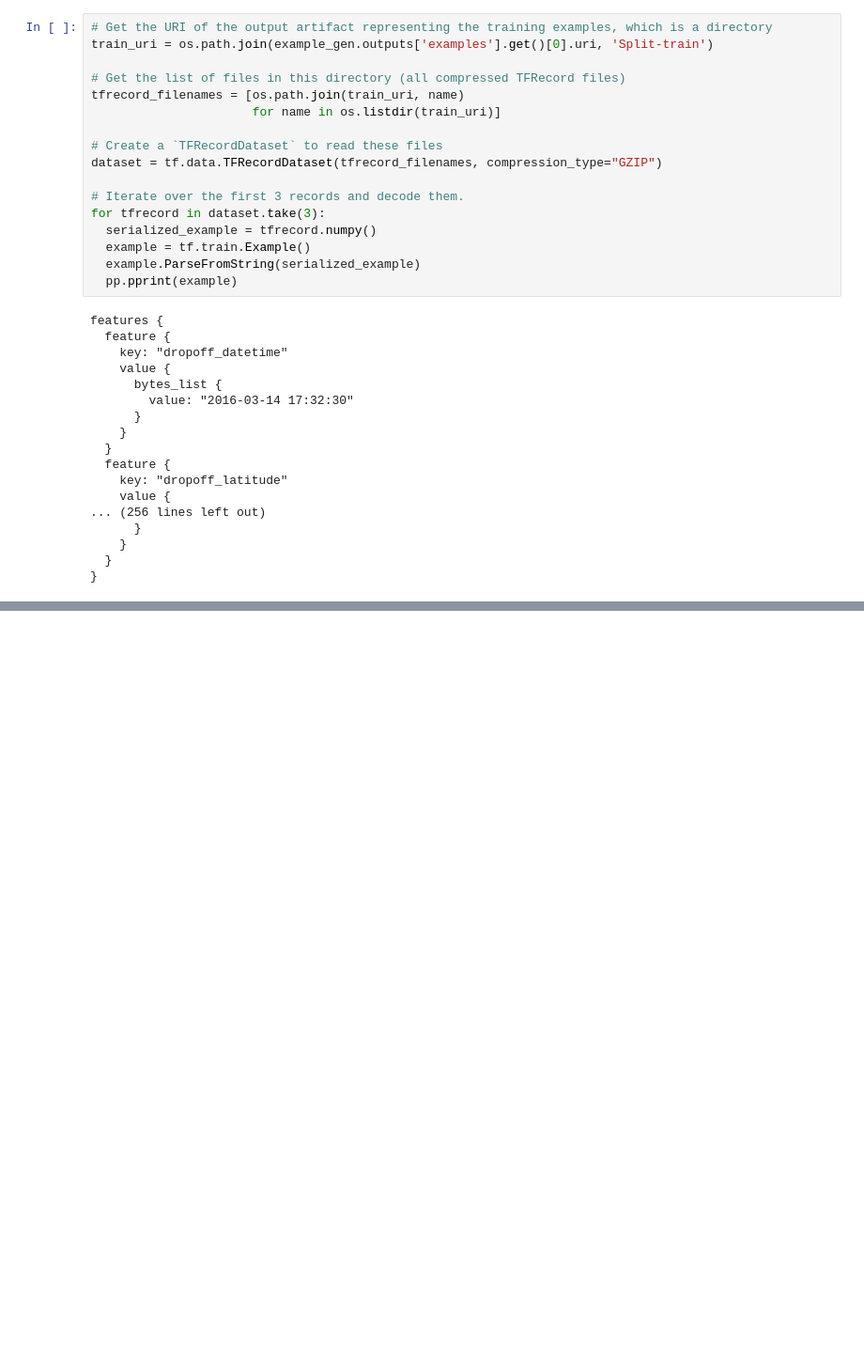
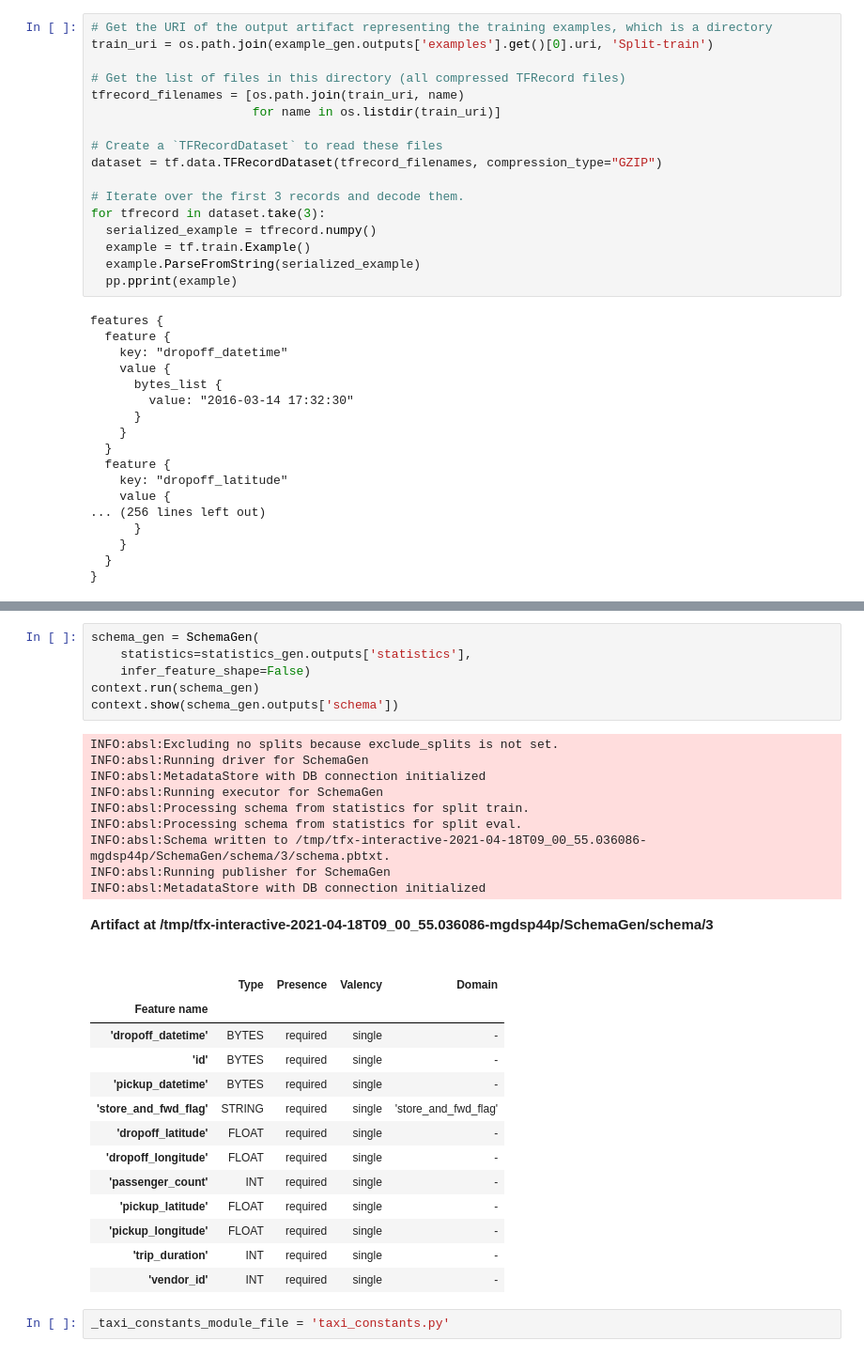
Before and after one commit to raghavadevarajeurs/DeepLearning, a Jupyter notebook: Assignment5/Assignment_5.ipynb, the cells around one changed output, grey strips where cells are left out. Shown at 94% size. Cells and saved outputs as stored; diff of their text form; blank space fills up the shorter version.

```diff
--- a/Assignment5/Assignment_5.ipynb
+++ b/Assignment5/Assignment_5.ipynb
@@ -356,0 +370,32 @@ Artifact at /tmp/tfx-interactive-2021-04-18T08_26_52.775864-j6h70620/StatisticsG
+# %%
+schema_gen = SchemaGen(
+    statistics=statistics_gen.outputs['statistics'],
+    infer_feature_shape=False)
+context.run(schema_gen)
+context.show(schema_gen.outputs['schema'])
+# %% [output]
+INFO:absl:Excluding no splits because exclude_splits is not set.
+INFO:absl:Running driver for SchemaGen
+INFO:absl:MetadataStore with DB connection initialized
+INFO:absl:Running executor for SchemaGen
+INFO:absl:Processing schema from statistics for split train.
+INFO:absl:Processing schema from statistics for split eval.
+INFO:absl:Schema written to /tmp/tfx-interactive-2021-04-18T09_00_55.036086-mgdsp44p/SchemaGen/schema/3/schema.pbtxt.
+INFO:absl:Running publisher for SchemaGen
+INFO:absl:MetadataStore with DB connection initialized
+Artifact at /tmp/tfx-interactive-2021-04-18T09_00_55.036086-mgdsp44p/SchemaGen/schema/3
+|  | Type | Presence | Valency | Domain |
+| Feature name |  |  |  |  |
+| 'dropoff_datetime' | BYTES | required | single | - |
+| 'id' | BYTES | required | single | - |
+| 'pickup_datetime' | BYTES | required | single | - |
+| 'store_and_fwd_flag' | STRING | required | single | 'store_and_fwd_flag' |
+| 'dropoff_latitude' | FLOAT | required | single | - |
+| 'dropoff_longitude' | FLOAT | required | single | - |
+| 'passenger_count' | INT | required | single | - |
+| 'pickup_latitude' | FLOAT | required | single | - |
+| 'pickup_longitude' | FLOAT | required | single | - |
+| 'trip_duration' | INT | required | single | - |
+| 'vendor_id' | INT | required | single | - |
+# %%
+_taxi_constants_module_file = 'taxi_constants.py'
```
Also changed, not shown: parts of 22 cells of this notebook.
